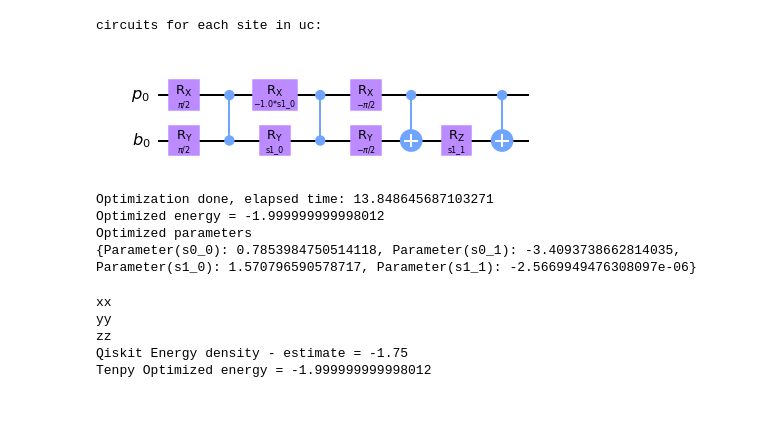
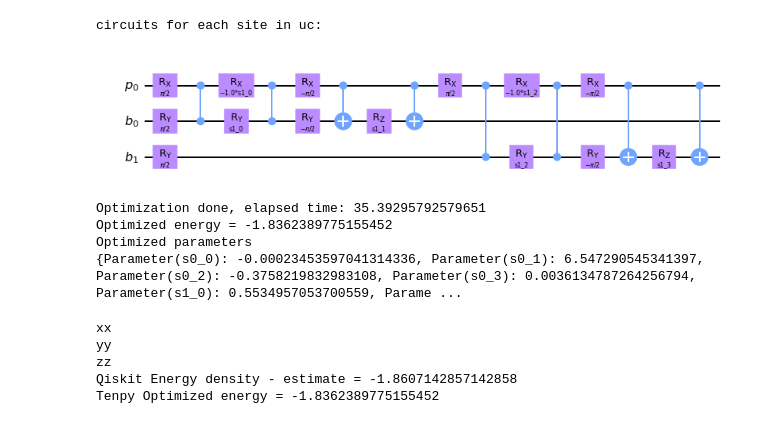
Before and after one commit to andrewcpotter/holopy, a Jupyter notebook: demos/holovqe_xxz_v2.ipynb, the cells around one changed output. Saved outputs shown, nothing was run; the diff lists cells and outputs as text; code cells hidden in the pictures.

```diff
--- a/demos/holovqe_xxz_v2.ipynb
+++ b/demos/holovqe_xxz_v2.ipynb
@@ -67,7 +140,7 @@ Delta = 1.5 # Ising-anisotropy
 hz = 0.0 # z-field
 
 # ansatz parameters
-nb = 1 # number of bond-qubits
+nb = 2 # number of bond-qubits
 L = 1 # number of unit cells
 l_uc = 2 # number of sites in unit cell
 n_site_param = 2*nb # number of circuit parameters per site
@@ -94,43 +167,43 @@ if use_bond_prep:
     if nb==1: circuits.add_1q_circ(bond_prep_circ, breg[0], bond_prep_params)
     elif nb==2: circuits.add_su4_circ(bond_prep_circ, breg[0],breg[1], bond_prep_params)
 else:
-    bond_prep_circ.h(breg)
+    bond_prep_circ.ry(0.234,breg)
 
 # turn into custom parameterized circuit object
 bond_prep_pcirc = QKParamCircuit(bond_prep_circ,bond_prep_params)
 
 
 ## Site Circuits ##
 # create list of circuits, one for each site in the unit cell (uc)
 site_circs = [qk.QuantumCircuit(preg,breg) for j in range(l_uc)]
 # create a list of parameter-lists, (one list of parameters per site in uc)
 site_circ_params = [[qk.circuit.Parameter('s'+str(j)+'_'+str(k))
                      for k in range(n_site_param)]
                     for j in range(l_uc)]
 site_pcircs=[] # list of QKParamCirc's for each site in uc
 for j in range(l_uc):
     if j%2==0: site_circs[j].x(preg[0]) # alternating 10101010... for physical qubit
 
     # star circuit of xxz-type 2-qubit gates
     for k in range(nb):
         circuits.add_xxz_circ(site_circs[j],
                               preg[0], breg[k],
                               site_circ_params[j][2*k:2*(k+1)])
     # combine into parameterized circuit
     site_pcircs += [QKParamCircuit(site_circs[j], site_circ_params[j])]
 
 # create holopy isoMPS
 psi = IsoMPS(preg,breg,site_pcircs,boundary_circuit=bond_prep_pcirc,L=1)
 
 print('circuits for each site in uc:')
 site_circs[1].draw('mpl')
 # %% [output]
 circuits for each site in uc:
-[figure, old version]
+[figure, new version]
 # %%
 ## OPTIMIZE CIRCUIT PARAMETERS CLASSICALLY IN TENPY ##
 # create tenpy mpo
-H_mpo = xxz_mpo(J=J,hz=hz,Delta=Delta,N=1)
+H_mpo = xxz_mpo(J=J,hz=hz,Delta=Delta)
 
 
 x0 = np.pi*np.random.randn(psi.n_params) # starting point for parameters
@@ -150,10 +223,10 @@ print('Optimized energy = {}'.format(E_gs_tp))
 print('Optimized parameters')
 print(opt_params)
 # %% [output]
-Optimization done, elapsed time: 13.848645687103271
-Optimized energy = -1.999999999998012
+Optimization done, elapsed time: 35.39295792579651
+Optimized energy = -1.8362389775155452
 Optimized parameters
-{Parameter(s0_0): 0.7853984750514118, Parameter(s0_1): -3.4093738662814035, Parameter(s1_0): 1.570796590578717, Parameter(s1_1): -2.5669949476308097e-06}
+{Parameter(s0_0): -0.00023453597041314336, Parameter(s0_1): 6.547290545341397, Parameter(s0_2): -0.3758219832983108, Parameter(s0_3): 0.0036134787264256794, Parameter(s1_0): 0.5534957053700559, Parame ...
 # %%
 ## POSTPROCESSING FUNCTIONS ##
 def counts_to_correlators(counts,shots):
@@ -269,19 +342,25 @@ for job in jobs:
 N = len(list(counts.keys())[0].split(" "))
 
 # estimate <H>
-burn_in = 0*L//4 # number of sites to "burn in" MPS channel before measuring
+burn_in = L//2 # number of sites to "burn in" MPS channel before measuring
 sites = np.arange(burn_in,L*l_uc-1) # remaining sites
 E = 0
-for j in sites:
-    E += job['model']['J']*(Cs['x'][j,j+1]+Cs['y'][j,j+1])
-    E += job['model']['J'] * job['model']['Delta']*Cs['z'][j,j+1]
-E += job['model']['hz'] * np.sum(ms['z'])
-E = E/sites.size # convert to energy density
-print('Qiskit Energy density - estimate = {}'.format(E))
+Cxx_qk = np.mean([Cs['x'][j,j+1] for j in sites])
+Cyy_qk = np.mean([Cs['y'][j,j+1] for j in sites])
+Czz_qk = np.mean([Cs['z'][j,j+1] for j in sites])
+mz_qk = np.mean(ms['z'])
+
+#for j in sites:
+#    E += job['model']['J']*(Cs['x'][j,j+1]+Cs['y'][j,j+1])
+#    E += job['model']['J'] * job['model']['Delta']*Cs['z'][j,j+1]
+#E += job['model']['hz'] * np.sum(ms['z'])
+#E = E/sites.size # convert to energy density
+E_gs_qk = job['model']['J']*(Cxx_qk+Cyy_qk+job['model']['Delta']*Czz_qk)+job['model']['hz']*mz_qk
+print('Qiskit Energy density - estimate = {}'.format(E_gs_qk))
 print('Tenpy Optimized energy = {}'.format(E_gs_tp))
 # %% [output]
 xx
 yy
 zz
-Qiskit Energy density - estimate = -1.75
-Tenpy Optimized energy = -1.999999999998012
+Qiskit Energy density - estimate = -1.8607142857142858
+Tenpy Optimized energy = -1.8362389775155452
```
Also changed, not shown: parts of 8 cells of this notebook, 1 other file.
